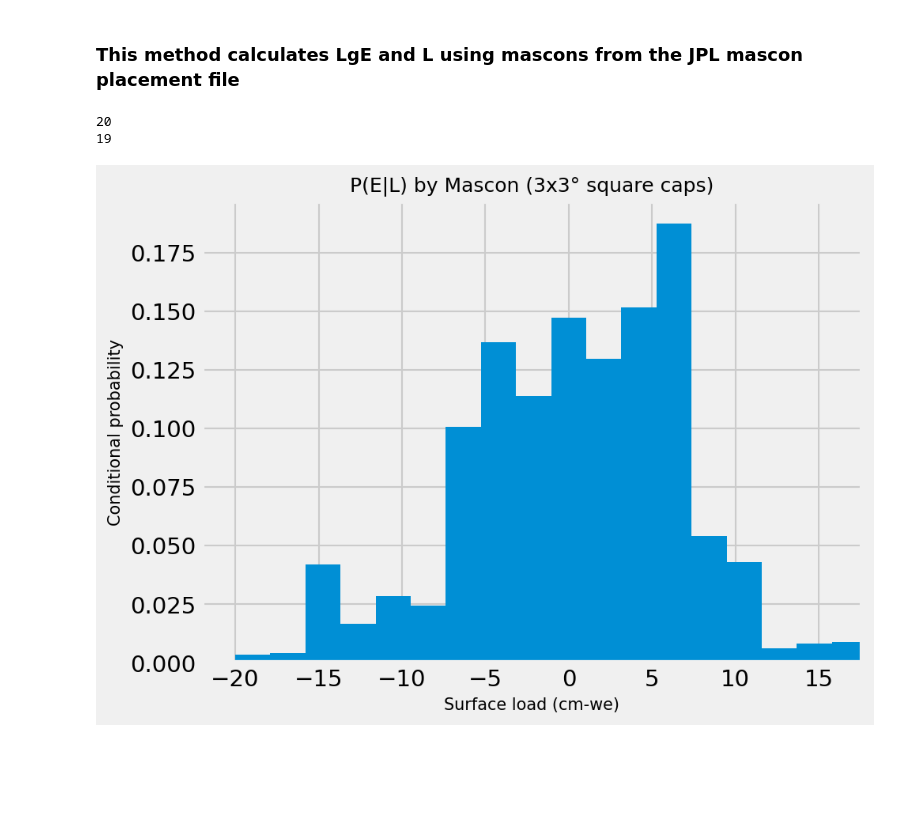
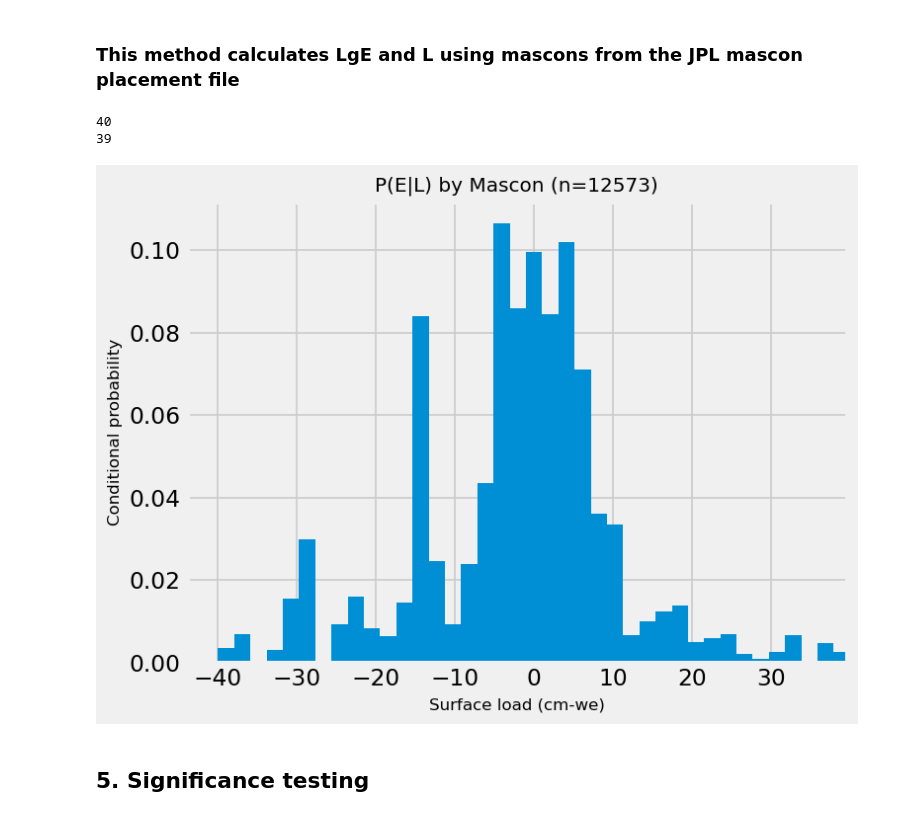
Before and after one commit to amandasyamsul/SLIQ, a Jupyter notebook: SLIQ-by-JPL-mascon.ipynb, the cells around one changed output. Cells and saved outputs as stored; diff of their text form; code cells hidden in the pictures; blank space fills up the shorter version.

```diff
--- a/SLIQ-by-JPL-mascon.ipynb
+++ b/SLIQ-by-JPL-mascon.ipynb
@@ -71,16 +75,20 @@ def get_cp(LgE, L):
 
     return bins, cp  #  list of cps for all mascons that contain earthquakes
 # %%
-def calc_circle_cp_by_mascon(LgE, L):
-
-    import geopandas as gpd
-    from shapely.geometry import Point, Polygon
+def calc_circle_cp_by_mascon(catalog, L_override=None):
+    """
+    Calculates conditional probability P(E|L) in every mascon using each mascon's center coordinates
+    and creating a 1.5 degree radius spherical cap around each one.
+    If L_override is provided, it replaces the calculated L.
+    """
 
     # Convert catalog to GeoDataFrame
     geometry = [Point(xy) for xy in zip(catalog['longitude'], catalog['latitude'])]
-    catalog_gdf = gpd.GeoDataFrame(catalog, geometry=geometry, crs="EPSG:4326")# Handle the earthquakes by "mascon"
+    catalog_gdf = gpd.GeoDataFrame(catalog, geometry=geometry, crs="EPSG:4326")  # Handle the earthquakes by "mascon"
 
     mascon = xr.open_dataset('JPL_MSCNv03_PLACEMENT.nc')
+
+    lwe_data = ds['lwe_thickness']
 
     mascon_center_lat = mascon['mascon_lat'].data
     mascon_center_lon = mascon['mascon_lon'].data
@@ -93,7 +101,7 @@ def calc_circle_cp_by_mascon(LgE, L):
     catalog_gdf.sindex
 
     # Iterate through each mascon center
-    # for i in tqdm(range(len(mascon_id))):
+    # for i in tqdm(range(len(mascon_id)), miniters=500):
     for i in range(len(mascon_id)):
         # Create a Point for the mascon center
         center_point = Point(mascon_center_lon[i], mascon_center_lat[i])
@@ -112,7 +120,13 @@ def calc_circle_cp_by_mascon(LgE, L):
             continue
 
         # Retrieve load data for this mascon using the center coordinates
-        these_loads = ds.sel(lat=mascon_center_lat[i], lon=mascon_center_lon[i], method="nearest")['lwe_thickness'].data.flatten()
+        these_loads = lwe_data.sel(lat=mascon_center_lat[i], lon=mascon_center_lon[i], method="nearest").data.flatten()
+
+        # Determine the value of L to use
+        if L_override is not None:
+            L = L_override  # Use provided L_override
+        else:
+            L = these_loads  # Use internally calculated L
 
         # Calculate conditional probabilities
         nt = 205  # per month
@@ -212,35 +147,37 @@ def calc_square_cp_by_mascon(LgE, L):
+# %%
+circle_cp_averaged, circle_bins = calc_circle_cp_by_mascon(catalog, L_override=None)
 # %%
 # Plot the averaged conditional probabilities
 plt.style.use('fivethirtyeight')
 
-# bins = np.linspace(-20,20,len(cp_averaged) + 1) # there is no "set" num of bins since its calculated for each cp, not for cp_averaged
-wid = np.mean(np.diff(bins))
+wid = np.mean(np.diff(circle_bins))
 
-print(len(square_bins))
-print(len(square_cp_averaged))
+print(len(circle_bins))
+print(len(circle_cp_averaged))
 
 # Create a figure and axis instance
-fig, ax = plt.subplots(dpi=150)
+fig, ax = plt.subplots(dpi=120)
 
 # Plot the bar chart
-ax.bar(square_bins[:-1], square_cp_averaged, width=wid, align='edge')
+norm_cp_avg = circle_cp_averaged / ( (1 - np.cos((3 * np.pi / 180) / 2)) / 2 * 4551)
+ax.bar(circle_bins[:-1], norm_cp_avg, width=wid, align='edge')
 
 # Set font size
 fs = 10
 
 # Set axis limits and labels
 xl = ax.get_xlim()
 ax.set_xlim(xl[0], xl[1] - 4.4)
 ax.set_xlabel('Surface load (cm-we)', fontsize=fs)
 ax.set_ylabel('Conditional probability', fontsize=fs)
-ax.set_title('P(E|L) by Mascon (3x3\N{DEGREE SIGN} square caps)', fontsize=fs+2)
+ax.set_title('P(E|L) by Mascon (n=12573)', fontsize=fs+2)
 
 # Enable grid
 ax.grid(True)
 
 # Show the plot
 plt.show()
 # %% [output]
-20
-19
+40
+39
-[figure, old version]
+[figure, new version]
@@ -246,0 +195,2 @@ plt.show()
+# %% [markdown]
+## 5. Significance testing
```
Also changed, not shown: parts of 14 cells of this notebook.
